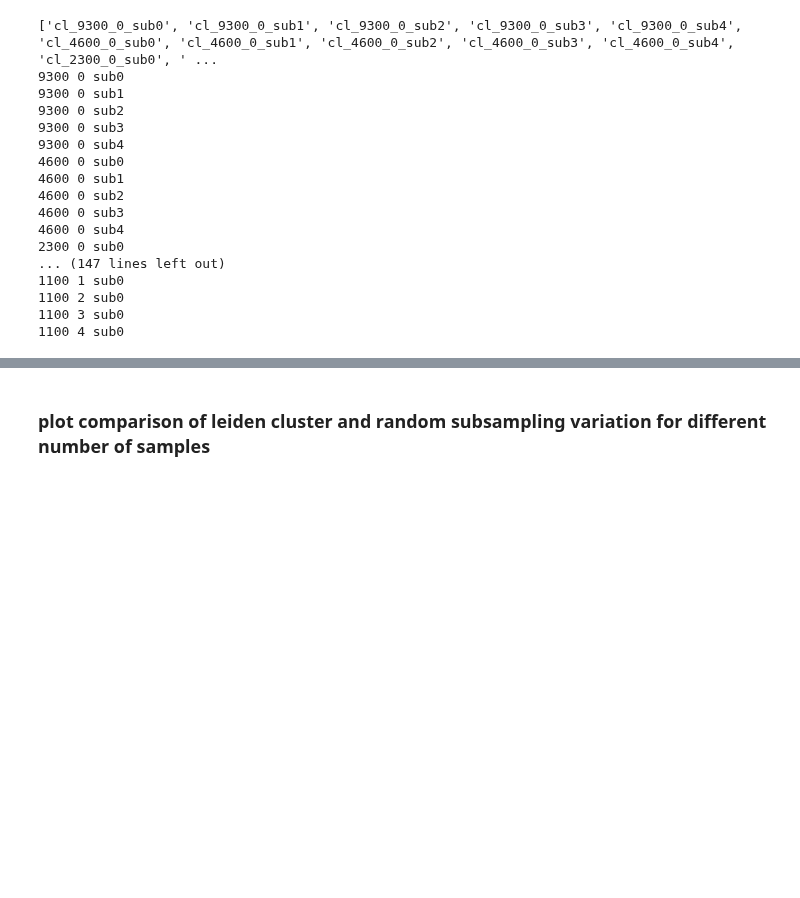
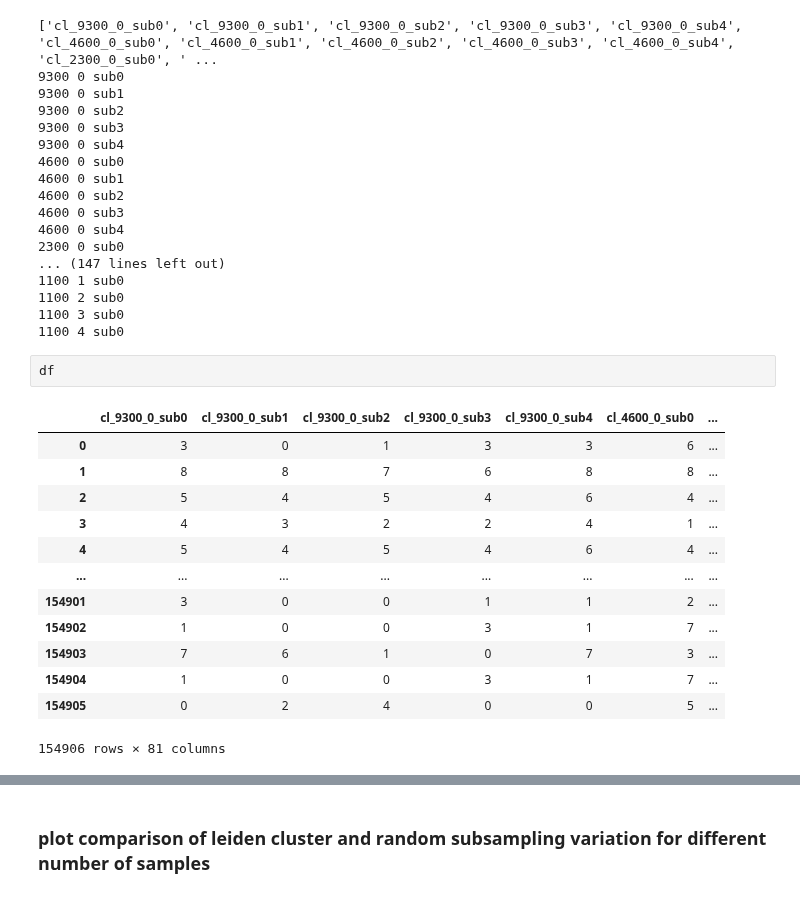
Before and after one commit to theislab/campa_ana, a Jupyter notebook: figure_notebooks/fig1_suppl_cluster_subsampling.ipynb, the cells around one changed output, grey strips where cells are left out. Cells and saved outputs as stored; diff of their text form; blank space fills up the shorter version.

```diff
--- a/figure_notebooks/fig1_suppl_cluster_subsampling.ipynb
+++ b/figure_notebooks/fig1_suppl_cluster_subsampling.ipynb
@@ -257,3 +259,19 @@ for i in range(len(cl_list)):
 1100 2 sub0
 1100 3 sub0
 1100 4 sub0
+# %%
+df
+# %% [output]
+|  | cl_9300_0_sub0 | cl_9300_0_sub1 | cl_9300_0_sub2 | cl_9300_0_sub3 | cl_9300_0_sub4 | cl_4600_0_sub0 | ... |
+| 0 | 3 | 0 | 1 | 3 | 3 | 6 | ... |
+| 1 | 8 | 8 | 7 | 6 | 8 | 8 | ... |
+| 2 | 5 | 4 | 5 | 4 | 6 | 4 | ... |
+| 3 | 4 | 3 | 2 | 2 | 4 | 1 | ... |
+| 4 | 5 | 4 | 5 | 4 | 6 | 4 | ... |
+| ... | ... | ... | ... | ... | ... | ... | ... |
+| 154901 | 3 | 0 | 0 | 1 | 1 | 2 | ... |
+| 154902 | 1 | 0 | 0 | 3 | 1 | 7 | ... |
+| 154903 | 7 | 6 | 1 | 0 | 7 | 3 | ... |
+| 154904 | 1 | 0 | 0 | 3 | 1 | 7 | ... |
+| 154905 | 0 | 2 | 4 | 0 | 0 | 5 | ... |
+154906 rows × 81 columns
```
Also changed, not shown: parts of 2 cells of this notebook.
